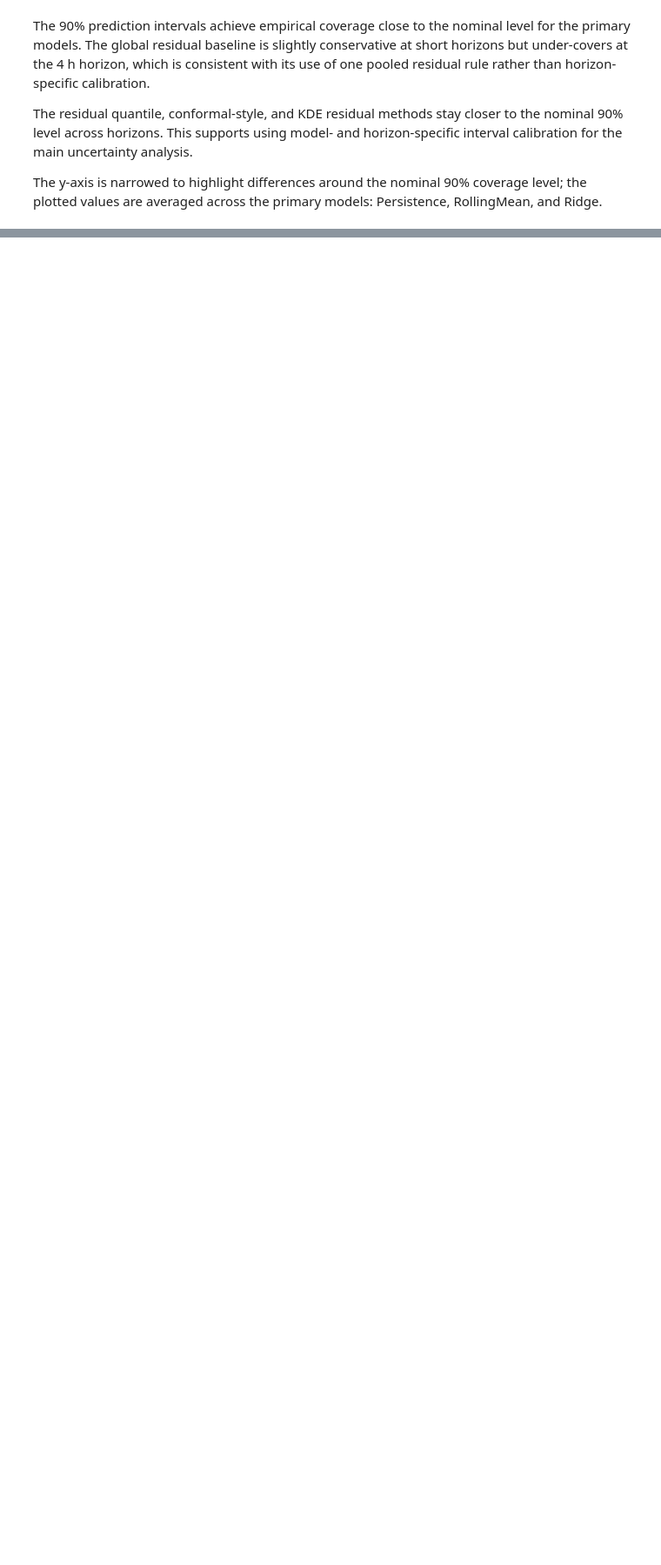
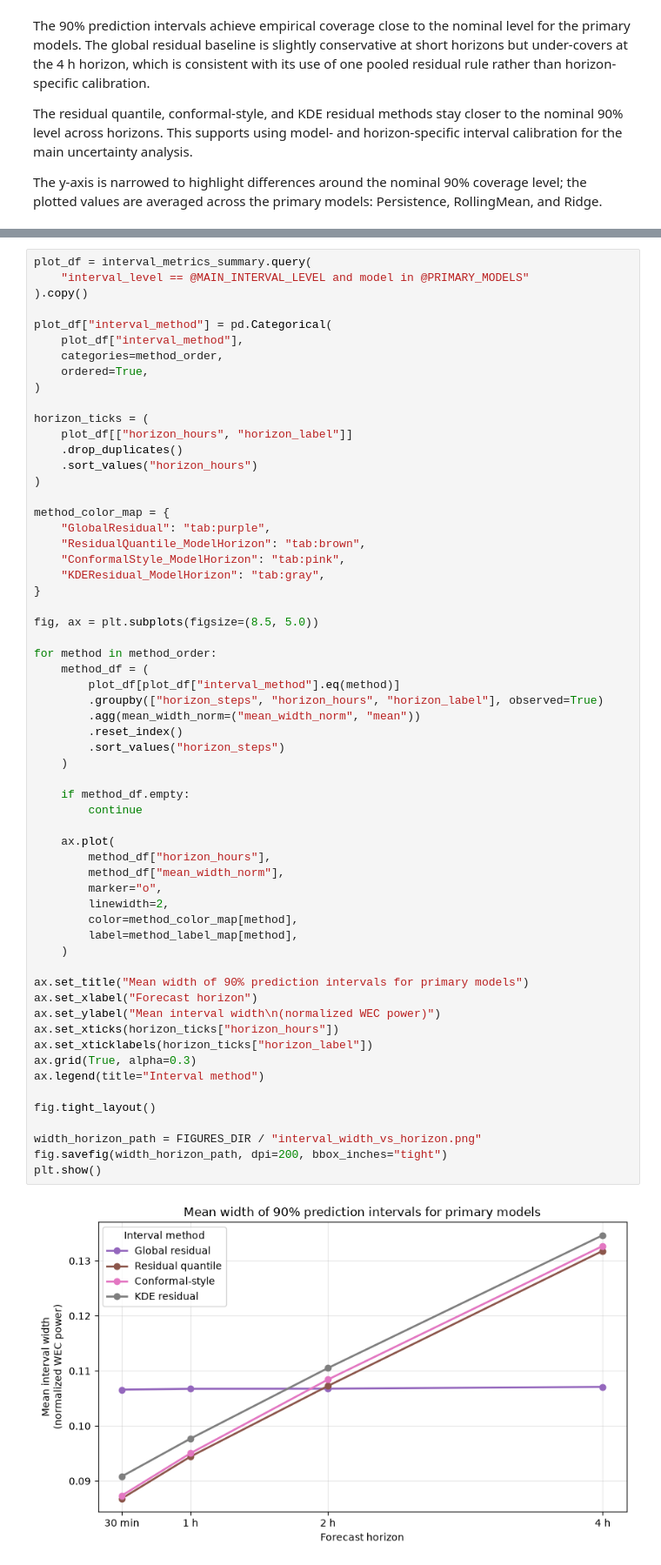
Before and after one commit to ChouaibB/wave-energy-forecasting-storage-ml, a Jupyter notebook: notebooks/04_prediction_intervals_uncertainty.ipynb, the cells around one changed output, grey strips where cells are left out. Shown at 87% size. Saved outputs shown, nothing was run; the diff lists cells and outputs as text; blank space fills up the shorter version.

Commit message:
comparing PI methods on test sets with mean width of the interval for sharpness

```diff
--- a/notebooks/04_prediction_intervals_uncertainty.ipynb
+++ b/notebooks/04_prediction_intervals_uncertainty.ipynb
@@ -989,0 +996,62 @@ The y-axis is narrowed to highlight differences around the nominal 90% coverage
+# %%
+plot_df = interval_metrics_summary.query(
+    "interval_level == @MAIN_INTERVAL_LEVEL and model in @PRIMARY_MODELS"
+).copy()
+
+plot_df["interval_method"] = pd.Categorical(
+    plot_df["interval_method"],
+    categories=method_order,
+    ordered=True,
+)
+
+horizon_ticks = (
+    plot_df[["horizon_hours", "horizon_label"]]
+    .drop_duplicates()
+    .sort_values("horizon_hours")
+)
+
+method_color_map = {
+    "GlobalResidual": "tab:purple",
+    "ResidualQuantile_ModelHorizon": "tab:brown",
+    "ConformalStyle_ModelHorizon": "tab:pink",
+    "KDEResidual_ModelHorizon": "tab:gray",
+}
+
+fig, ax = plt.subplots(figsize=(8.5, 5.0))
+
+for method in method_order:
+    method_df = (
+        plot_df[plot_df["interval_method"].eq(method)]
+        .groupby(["horizon_steps", "horizon_hours", "horizon_label"], observed=True)
+        .agg(mean_width_norm=("mean_width_norm", "mean"))
+        .reset_index()
+        .sort_values("horizon_steps")
+    )
+
+    if method_df.empty:
+        continue
+
+    ax.plot(
+        method_df["horizon_hours"],
+        method_df["mean_width_norm"],
+        marker="o",
+        linewidth=2,
+        color=method_color_map[method],
+        label=method_label_map[method],
+    )
+
+ax.set_title("Mean width of 90% prediction intervals for primary models")
+ax.set_xlabel("Forecast horizon")
+ax.set_ylabel("Mean interval width\n(normalized WEC power)")
+ax.set_xticks(horizon_ticks["horizon_hours"])
+ax.set_xticklabels(horizon_ticks["horizon_label"])
+ax.grid(True, alpha=0.3)
+ax.legend(title="Interval method")
+
+fig.tight_layout()
+
+width_horizon_path = FIGURES_DIR / "interval_width_vs_horizon.png"
+fig.savefig(width_horizon_path, dpi=200, bbox_inches="tight")
+plt.show()
+# %% [output]
+[figure, added]
```
Also changed, not shown: parts of 2 cells of this notebook, 1 other file.
